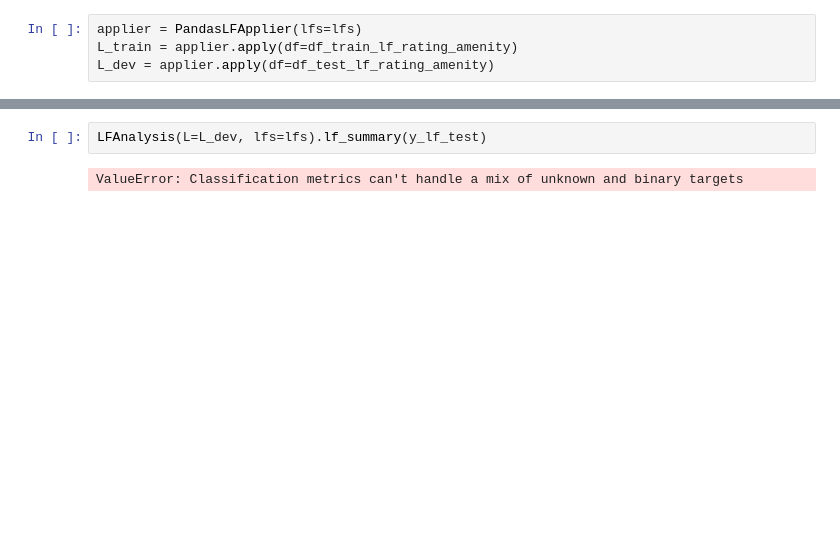
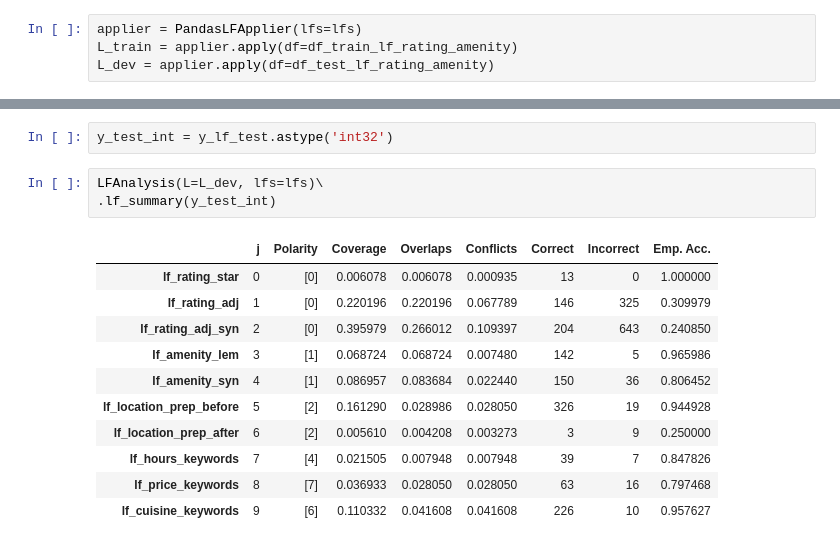
Before and after one commit to yash111381/Snorkel-NER, a Jupyter notebook: Restaurant NER - clean phrases.ipynb, the cells around one changed output, grey strips where cells are left out. Cells and saved outputs as stored; diff of their text form; blank space fills up the shorter version.

```diff
--- a/Restaurant NER - clean phrases.ipynb
+++ b/Restaurant NER - clean phrases.ipynb
@@ -390,4 +491,17 @@ LFAnalysis(L=L_train, lfs=lfs).lf_summary()
+# %%
+y_test_int = y_lf_test.astype('int32')
 # %%
-LFAnalysis(L=L_dev, lfs=lfs).lf_summary(y_lf_test)
+LFAnalysis(L=L_dev, lfs=lfs)\
+.lf_summary(y_test_int)
 # %% [output]
-ValueError: Classification metrics can't handle a mix of unknown and binary targets
+|  | j | Polarity | Coverage | Overlaps | Conflicts | Correct | Incorrect | Emp. Acc. |
+| lf_rating_star | 0 | [0] | 0.006078 | 0.006078 | 0.000935 | 13 | 0 | 1.000000 |
+| lf_rating_adj | 1 | [0] | 0.220196 | 0.220196 | 0.067789 | 146 | 325 | 0.309979 |
+| lf_rating_adj_syn | 2 | [0] | 0.395979 | 0.266012 | 0.109397 | 204 | 643 | 0.240850 |
+| lf_amenity_lem | 3 | [1] | 0.068724 | 0.068724 | 0.007480 | 142 | 5 | 0.965986 |
+| lf_amenity_syn | 4 | [1] | 0.086957 | 0.083684 | 0.022440 | 150 | 36 | 0.806452 |
+| lf_location_prep_before | 5 | [2] | 0.161290 | 0.028986 | 0.028050 | 326 | 19 | 0.944928 |
+| lf_location_prep_after | 6 | [2] | 0.005610 | 0.004208 | 0.003273 | 3 | 9 | 0.250000 |
+| lf_hours_keywords | 7 | [4] | 0.021505 | 0.007948 | 0.007948 | 39 | 7 | 0.847826 |
+| lf_price_keywords | 8 | [7] | 0.036933 | 0.028050 | 0.028050 | 63 | 16 | 0.797468 |
+| lf_cuisine_keywords | 9 | [6] | 0.110332 | 0.041608 | 0.041608 | 226 | 10 | 0.957627 |
```
Also changed, not shown: parts of 20 cells of this notebook.
